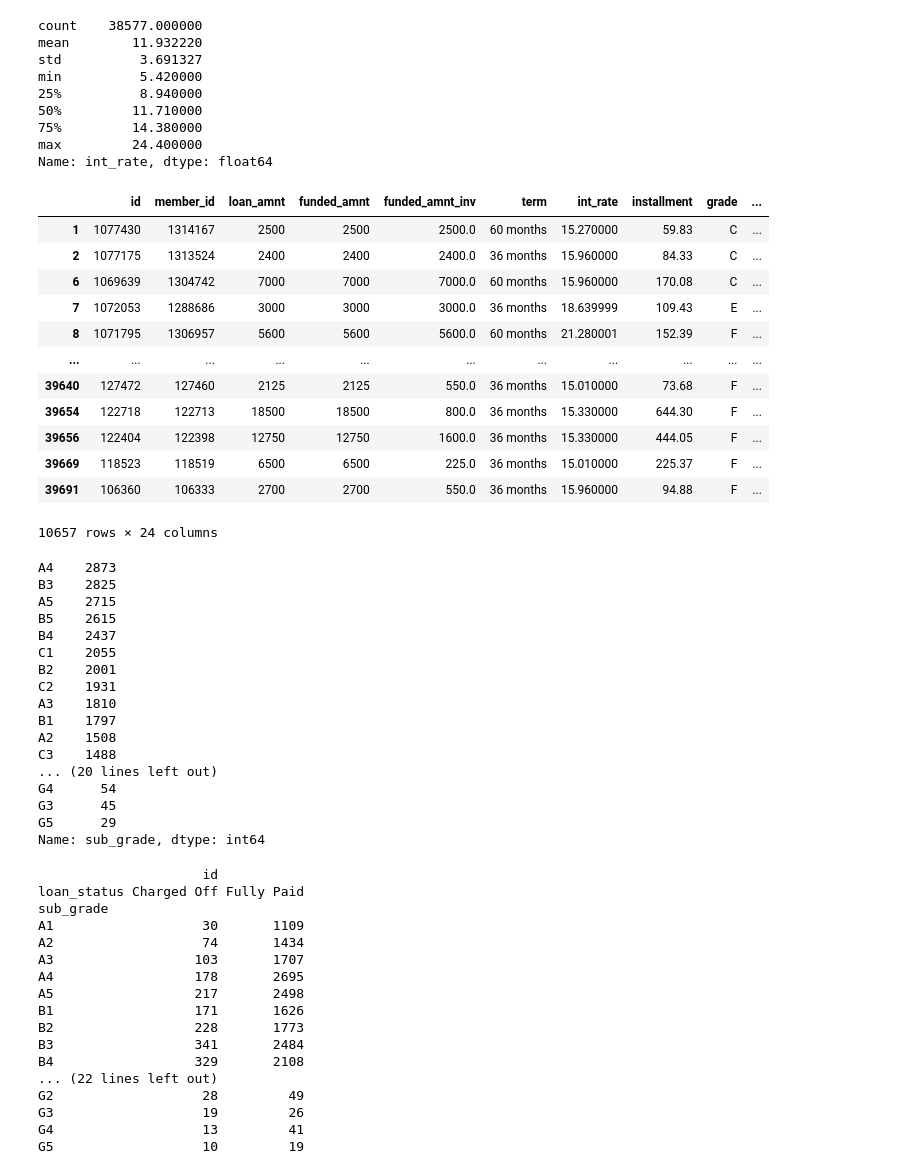
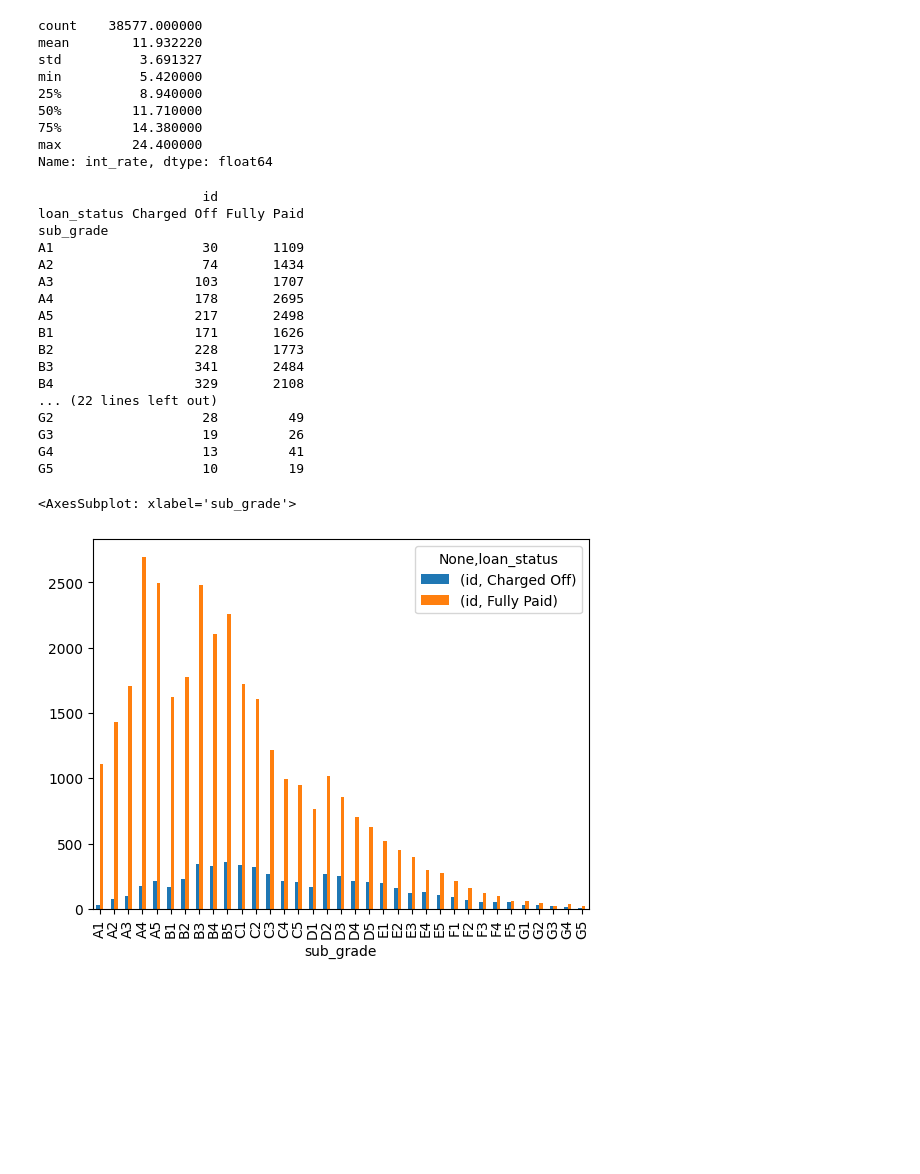
Before and after one commit to neetika01/LendingClubCaseStudy, a Jupyter notebook: Neetika_agarwal.ipynb, the cells around one changed output. Drawn from its saved outputs; the diff is of its cells as text; code cells hidden in the pictures; blank space fills up the shorter version.

```diff
--- a/Neetika_agarwal.ipynb
+++ b/Neetika_agarwal.ipynb
@@ -430,63 +445,27 @@ min          5.420000
 75%         14.380000
 max         24.400000
 Name: int_rate, dtype: float64
-# %%
-df4=loan_df[(loan_df['int_rate']>14)]
-df5=df4[(loan_df['loan_status']=="Charged Off")]
-df5
-df4
-# %% [output]
-|  | id | member_id | loan_amnt | funded_amnt | funded_amnt_inv | term | int_rate | installment | grade | ... |
-| 1 | 1077430 | 1314167 | 2500 | 2500 | 2500.0 | 60 months | 15.270000 | 59.83 | C | ... |
-| 2 | 1077175 | 1313524 | 2400 | 2400 | 2400.0 | 36 months | 15.960000 | 84.33 | C | ... |
-| 6 | 1069639 | 1304742 | 7000 | 7000 | 7000.0 | 60 months | 15.960000 | 170.08 | C | ... |
-| 7 | 1072053 | 1288686 | 3000 | 3000 | 3000.0 | 36 months | 18.639999 | 109.43 | E | ... |
-| 8 | 1071795 | 1306957 | 5600 | 5600 | 5600.0 | 60 months | 21.280001 | 152.39 | F | ... |
-| ... | ... | ... | ... | ... | ... | ... | ... | ... | ... | ... |
-| 39640 | 127472 | 127460 | 2125 | 2125 | 550.0 | 36 months | 15.010000 | 73.68 | F | ... |
-| 39654 | 122718 | 122713 | 18500 | 18500 | 800.0 | 36 months | 15.330000 | 644.30 | F | ... |
-| 39656 | 122404 | 122398 | 12750 | 12750 | 1600.0 | 36 months | 15.330000 | 444.05 | F | ... |
-| 39669 | 118523 | 118519 | 6500 | 6500 | 225.0 | 36 months | 15.010000 | 225.37 | F | ... |
-| 39691 | 106360 | 106333 | 2700 | 2700 | 550.0 | 36 months | 15.960000 | 94.88 | F | ... |
-10657 rows × 24 columns
-# %%
-loan_df.sub_grade.value_counts()
-# %% [output]
-A4    2873
-B3    2825
-A5    2715
-B5    2615
-B4    2437
-C1    2055
-B2    2001
-C2    1931
-A3    1810
-B1    1797
-A2    1508
-C3    1488
-... (20 lines left out)
-G4      54
-G3      45
-G5      29
-Name: sub_grade, dtype: int64
 # %%
 df_subgrade=loan_df.pivot_table(index=['sub_grade'],columns=['loan_status'],values=['id'],aggfunc='count')
 print(df_subgrade)
+df_subgrade.plot(kind="bar")
 # %% [output]
                      id
 loan_status Charged Off Fully Paid
 sub_grade
 A1                   30       1109
 A2                   74       1434
 A3                  103       1707
 A4                  178       2695
 A5                  217       2498
 B1                  171       1626
 B2                  228       1773
 B3                  341       2484
 B4                  329       2108
 ... (22 lines left out)
 G2                   28         49
 G3                   19         26
 G4                   13         41
 G5                   10         19
+<AxesSubplot: xlabel='sub_grade'>
+[figure, added]
```
Also changed, not shown: parts of 12 cells of this notebook, 2 other files.
